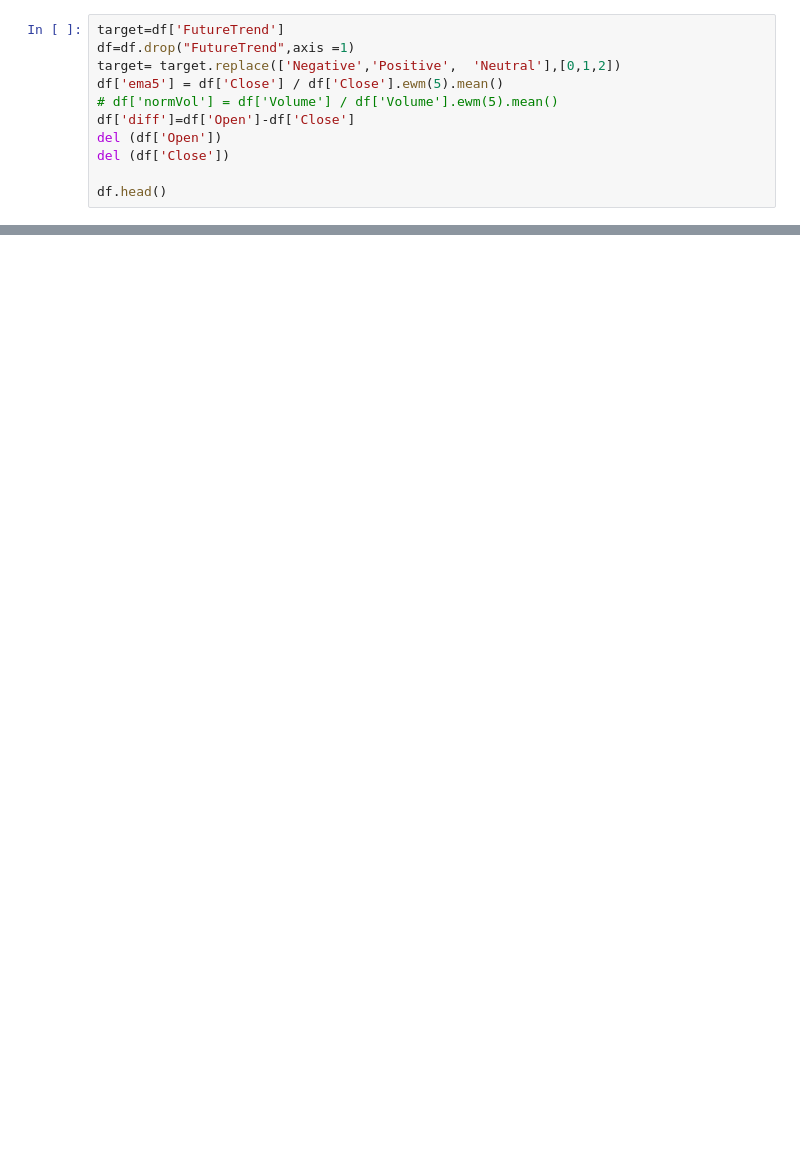
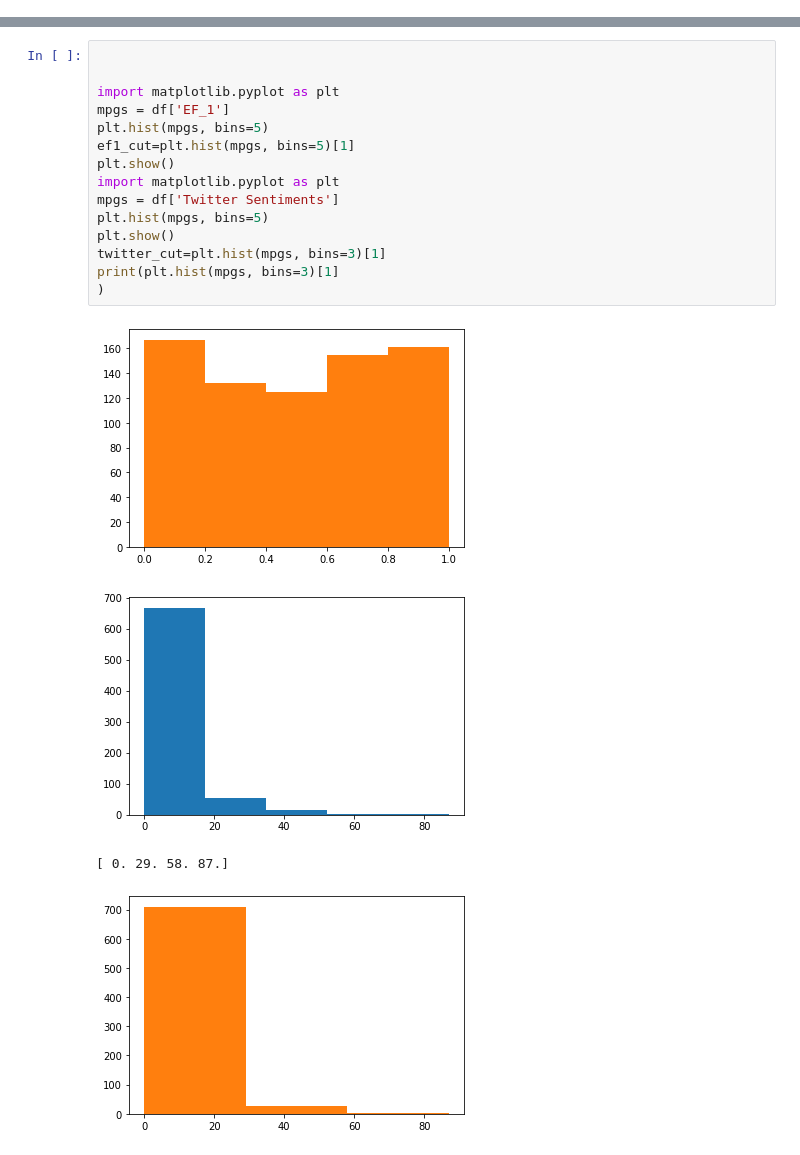
Before and after one commit to muhammadanas25/Stock_trend_prediction, a Jupyter notebook: Mnb.ipynb, the cells around one changed output, grey strips where cells are left out. Saved outputs shown, nothing was run; the diff lists cells and outputs as text; blank space fills up the shorter version.

```diff
--- a/Mnb.ipynb
+++ b/Mnb.ipynb
@@ -67,14 +64,3 @@ appl_df.tail()
 | 25/06/2021 | 29.400000 | 29.920000 | 29.370001 | 29.709999 | 17050100 | 0.618179 | 1.054420 | Positive | Negative | ... |
 | 28/06/2021 | 29.760000 | 30.030001 | 29.639999 | 29.809999 | 6570000 | 0.435896 | 0.168008 | Negative | Positive | ... |
 | 29/06/2021 | 29.950001 | 30.320000 | 29.790001 | 30.139999 | 7779100 | 0.660376 | 0.634386 | Negative | Negative | ... |
-# %%
-target=df['FutureTrend']
-df=df.drop("FutureTrend",axis =1)
-target= target.replace(['Negative','Positive',  'Neutral'],[0,1,2])
-df['ema5'] = df['Close'] / df['Close'].ewm(5).mean()
-# df['normVol'] = df['Volume'] / df['Volume'].ewm(5).mean()
-df['diff']=df['Open']-df['Close']
-del (df['Open'])
-del (df['Close'])
-
-df.head()
@@ -87,0 +67,20 @@ df.head()
+# %%
+
+
+import matplotlib.pyplot as plt
+mpgs = df['EF_1']
+plt.hist(mpgs, bins=5)
+ef1_cut=plt.hist(mpgs, bins=5)[1]
+plt.show()
+import matplotlib.pyplot as plt
+mpgs = df['Twitter Sentiments']
+plt.hist(mpgs, bins=5)
+plt.show()
+twitter_cut=plt.hist(mpgs, bins=3)[1]
+print(plt.hist(mpgs, bins=3)[1]
+)
+# %% [output]
+[figure, added]
+[figure, added]
+[ 0. 29. 58. 87.]
+[figure, added]
```
Also changed, not shown: parts of 7 cells of this notebook.
